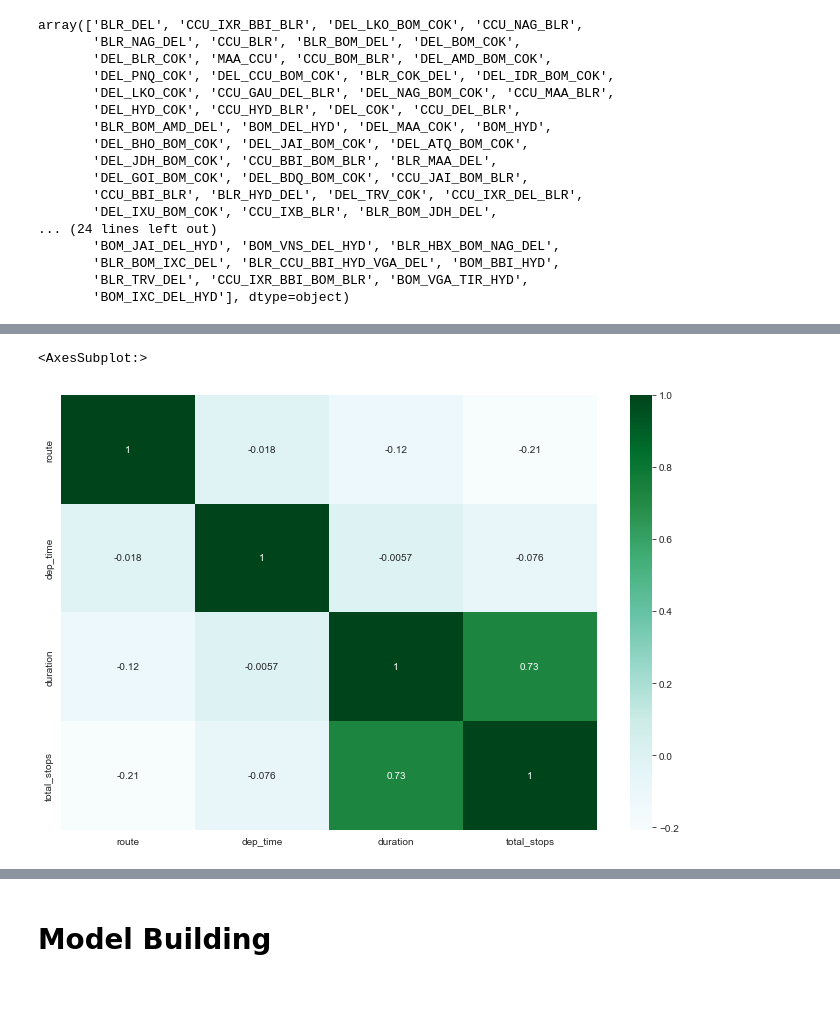
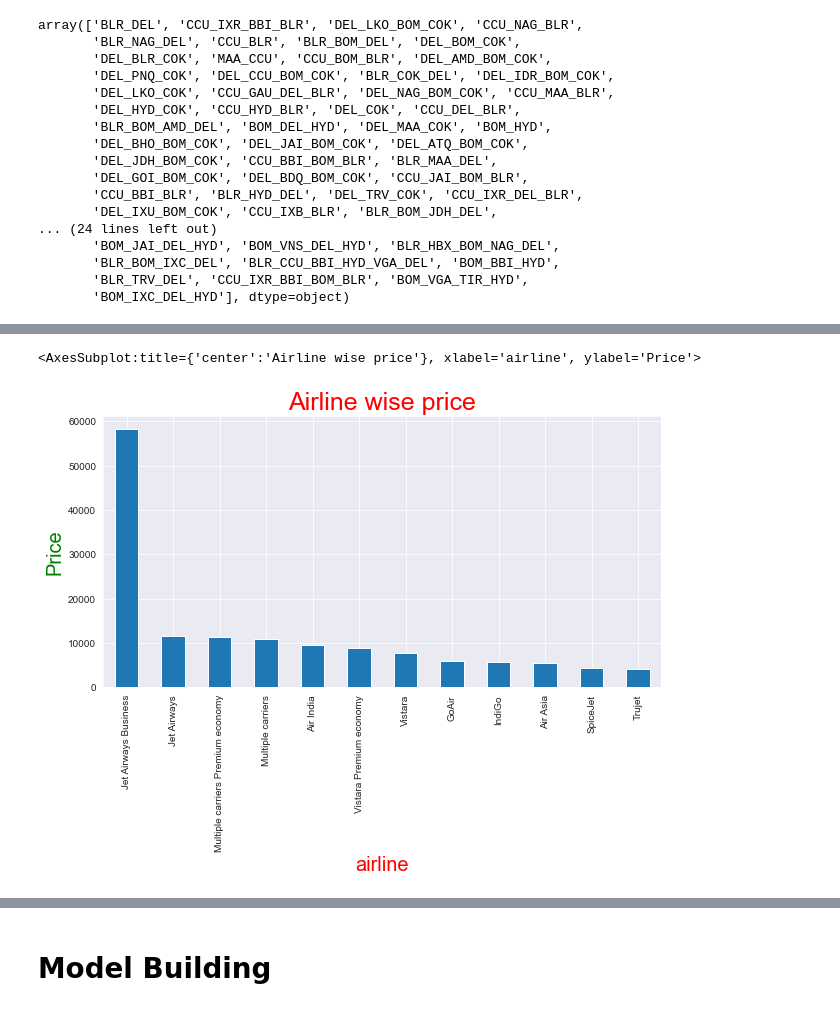
Before and after one commit to NitinShelke/flight_ticket_price_prediction, a Jupyter notebook: flight_ticket_price_prediction.ipynb, the cells around one changed output, grey strips where cells are left out. Drawn from its saved outputs; the diff is of its cells as text; code cells hidden in the pictures.

```diff
--- a/flight_ticket_price_prediction.ipynb
+++ b/flight_ticket_price_prediction.ipynb
@@ -302,6 +260,0 @@ sns.kdeplot(X['route'])
-# %%
-plt.figure(figsize=(12,8))
-sns.heatmap(X.iloc[:,0:7].corr(),annot=True,cmap='BuGn')
-# %% [output]
-<AxesSubplot:>
-[figure, removed]
@@ -314,0 +261,9 @@ train['price']=y.iloc[0:10462]
+# %%
+plt.figure(figsize=(10,5))
+plt.title("Airline wise price",fontsize=25,color='red')
+plt.xlabel("Airline",color='red',fontsize=20)
+plt.ylabel("Price",color='Green',fontsize=20)
+train.groupby('airline')['price'].mean().sort_values(ascending=False).plot(kind='bar')
+# %% [output]
+<AxesSubplot:title={'center':'Airline wise price'}, xlabel='airline', ylabel='Price'>
+[figure, added]
```
Also changed, not shown: parts of 60 cells of this notebook.
